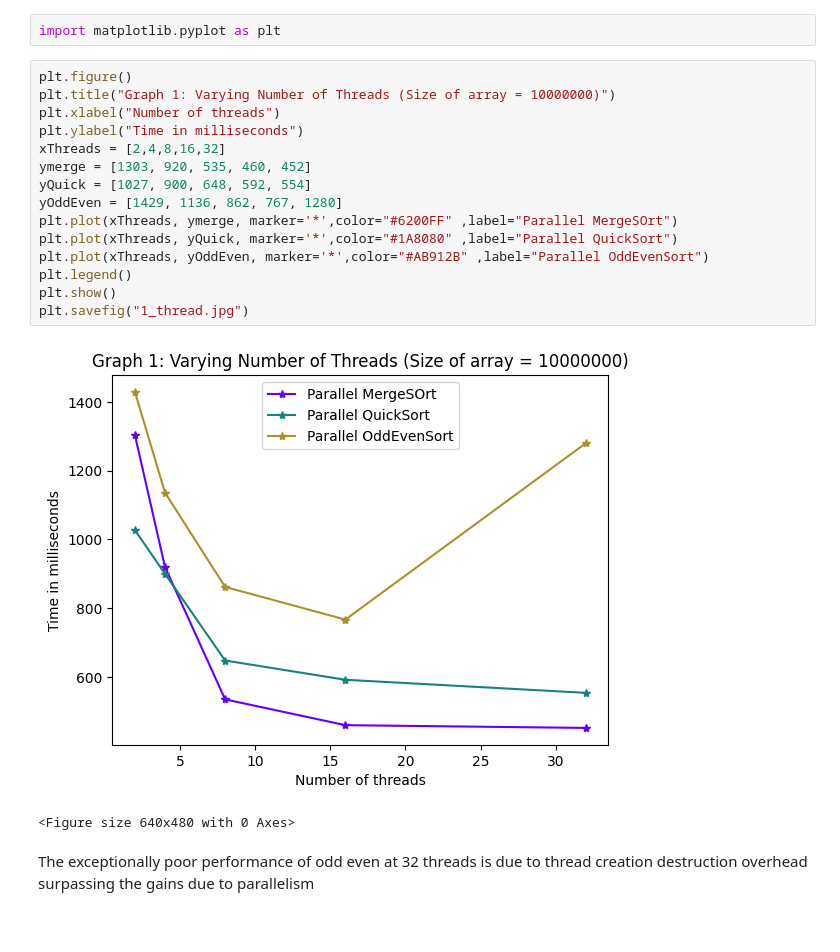
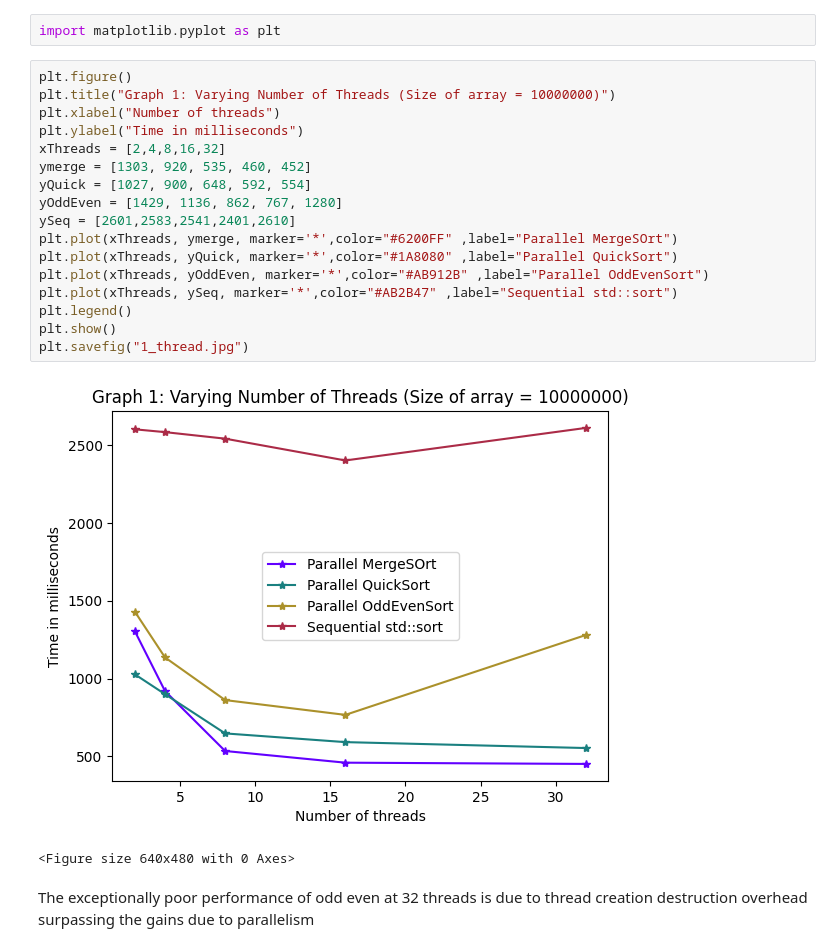
Before and after one commit to Shravan765/Parallel-Programming-Project, a Jupyter notebook: plotHelp.ipynb, the cells around one changed output. Saved outputs shown, nothing was run; the diff lists cells and outputs as text.

```diff
--- a/plotHelp.ipynb
+++ b/plotHelp.ipynb
@@ -3,20 +3,22 @@ import matplotlib.pyplot as plt
 # %%
 plt.figure()
 plt.title("Graph 1: Varying Number of Threads (Size of array = 10000000)")
 plt.xlabel("Number of threads")
 plt.ylabel("Time in milliseconds")
 xThreads = [2,4,8,16,32]
 ymerge = [1303, 920, 535, 460, 452]
 yQuick = [1027, 900, 648, 592, 554]
 yOddEven = [1429, 1136, 862, 767, 1280]
+ySeq = [2601,2583,2541,2401,2610]
 plt.plot(xThreads, ymerge, marker='*',color="#6200FF" ,label="Parallel MergeSOrt")
 plt.plot(xThreads, yQuick, marker='*',color="#1A8080" ,label="Parallel QuickSort")
 plt.plot(xThreads, yOddEven, marker='*',color="#AB912B" ,label="Parallel OddEvenSort")
+plt.plot(xThreads, ySeq, marker='*',color="#AB2B47" ,label="Sequential std::sort")
 plt.legend()
 plt.show()
 plt.savefig("1_thread.jpg")
 # %% [output]
-[figure, old version]
+[figure, new version]
 <Figure size 640x480 with 0 Axes>
 # %% [markdown]
 The exceptionally poor performance of odd even at 32 threads is due to thread creation destruction overhead surpassing the gains due to parallelism
```
Also changed, not shown: parts of 1 cell of this notebook, 1 other file.
